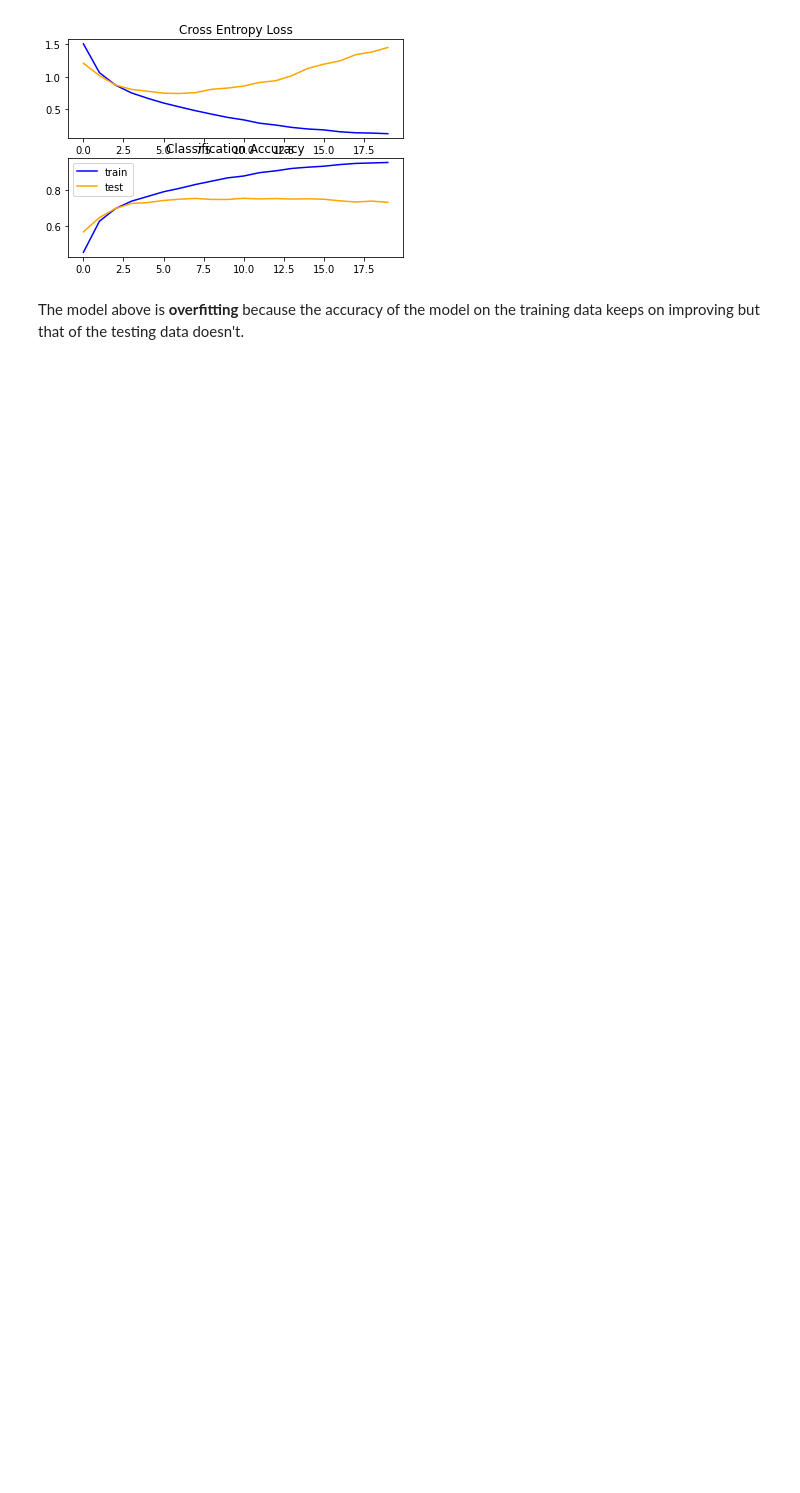
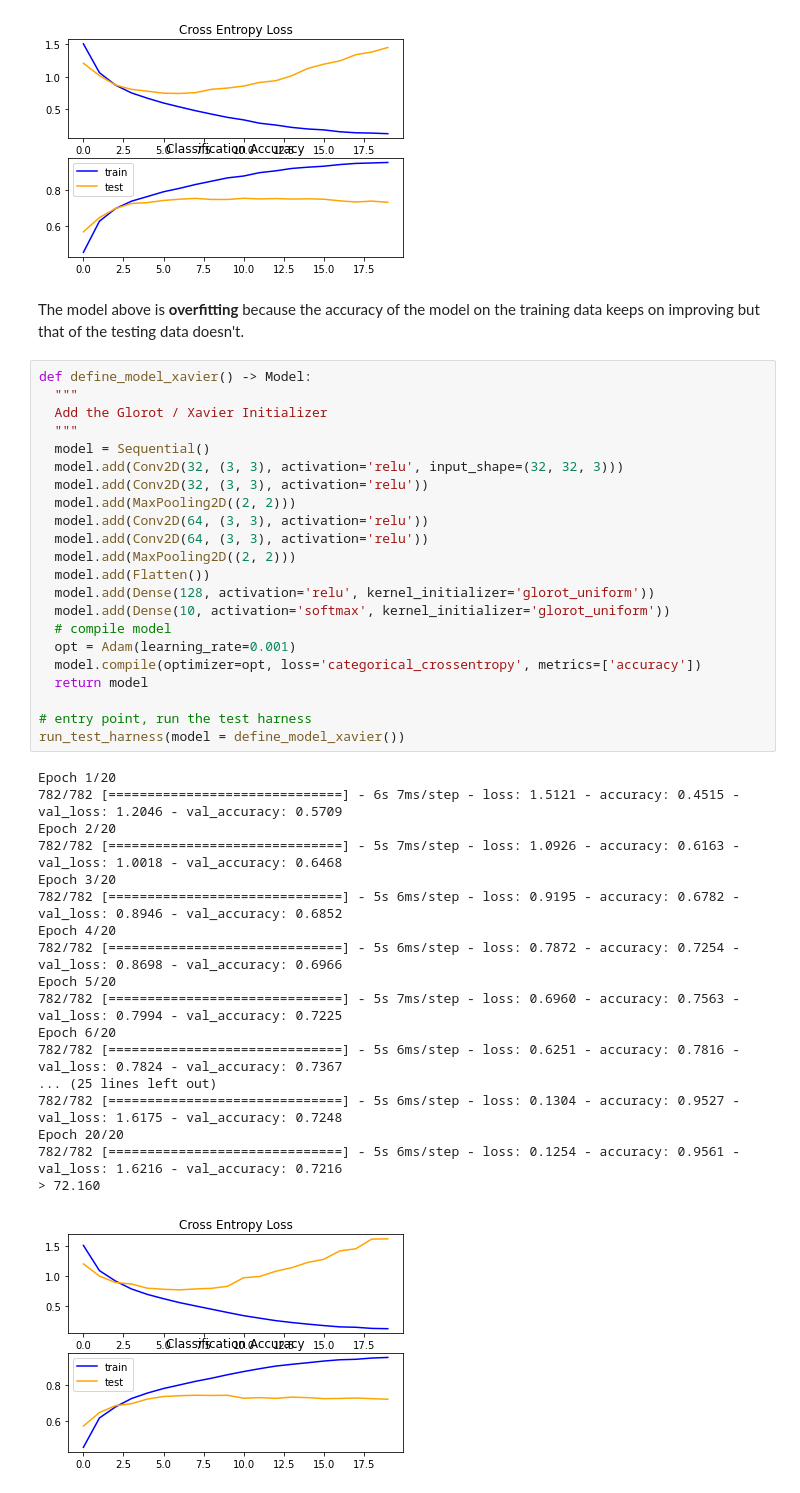
Before and after one commit to Inventrohyder/deep-learning-tutorial, a Jupyter notebook: CIFAR_10_Baseline.ipynb, the cells around one changed output. Cells and saved outputs as stored; diff of their text form; blank space fills up the shorter version.

```diff
--- a/CIFAR_10_Baseline.ipynb
+++ b/CIFAR_10_Baseline.ipynb
@@ -114,3 +114,44 @@ Epoch 20/20
 The model above is **overfitting** because the accuracy of the model
 on the training data keeps on improving but that of the testing
 data doesn't.
+# %%
+def define_model_xavier() -> Model:
+  """
+  Add the Glorot / Xavier Initializer
+  """
+  model = Sequential()
+  model.add(Conv2D(32, (3, 3), activation='relu', input_shape=(32, 32, 3)))
+  model.add(Conv2D(32, (3, 3), activation='relu'))
+  model.add(MaxPooling2D((2, 2)))
+  model.add(Conv2D(64, (3, 3), activation='relu'))
+  model.add(Conv2D(64, (3, 3), activation='relu'))
+  model.add(MaxPooling2D((2, 2)))
+  model.add(Flatten())
+  model.add(Dense(128, activation='relu', kernel_initializer='glorot_uniform'))
+  model.add(Dense(10, activation='softmax', kernel_initializer='glorot_uniform'))
+  # compile model
+  opt = Adam(learning_rate=0.001)
+  model.compile(optimizer=opt, loss='categorical_crossentropy', metrics=['accuracy'])
+  return model
+
+# entry point, run the test harness
+run_test_harness(model = define_model_xavier())
+# %% [output]
+Epoch 1/20
+782/782 [==============================] - 6s 7ms/step - loss: 1.5121 - accuracy: 0.4515 - val_loss: 1.2046 - val_accuracy: 0.5709
+Epoch 2/20
+782/782 [==============================] - 5s 7ms/step - loss: 1.0926 - accuracy: 0.6163 - val_loss: 1.0018 - val_accuracy: 0.6468
+Epoch 3/20
+782/782 [==============================] - 5s 6ms/step - loss: 0.9195 - accuracy: 0.6782 - val_loss: 0.8946 - val_accuracy: 0.6852
+Epoch 4/20
+782/782 [==============================] - 5s 6ms/step - loss: 0.7872 - accuracy: 0.7254 - val_loss: 0.8698 - val_accuracy: 0.6966
+Epoch 5/20
+782/782 [==============================] - 5s 7ms/step - loss: 0.6960 - accuracy: 0.7563 - val_loss: 0.7994 - val_accuracy: 0.7225
+Epoch 6/20
+782/782 [==============================] - 5s 6ms/step - loss: 0.6251 - accuracy: 0.7816 - val_loss: 0.7824 - val_accuracy: 0.7367
+... (25 lines left out)
+782/782 [==============================] - 5s 6ms/step - loss: 0.1304 - accuracy: 0.9527 - val_loss: 1.6175 - val_accuracy: 0.7248
+Epoch 20/20
+782/782 [==============================] - 5s 6ms/step - loss: 0.1254 - accuracy: 0.9561 - val_loss: 1.6216 - val_accuracy: 0.7216
+> 72.160
+[figure, added]
```
Also changed, not shown: parts of 3 cells of this notebook.
